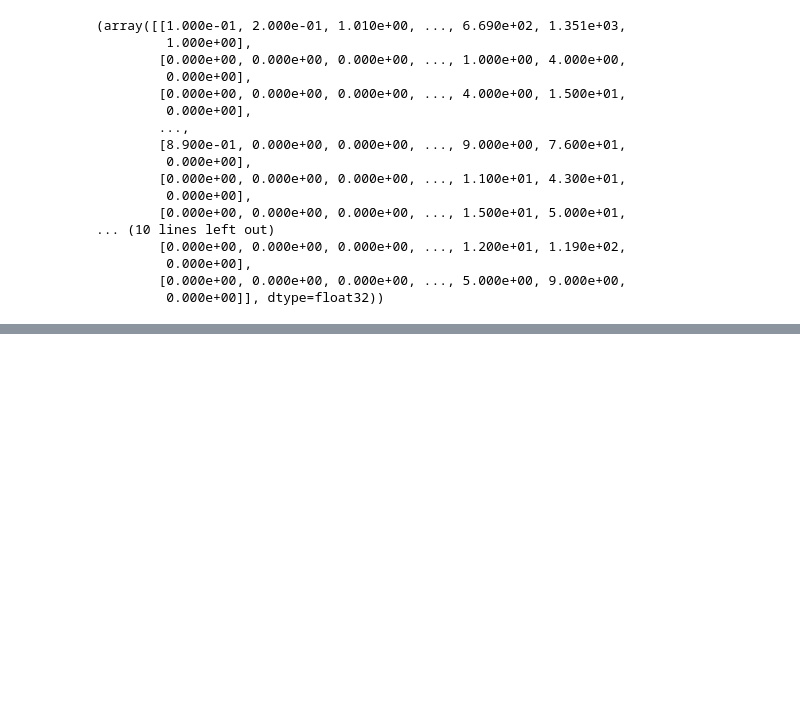
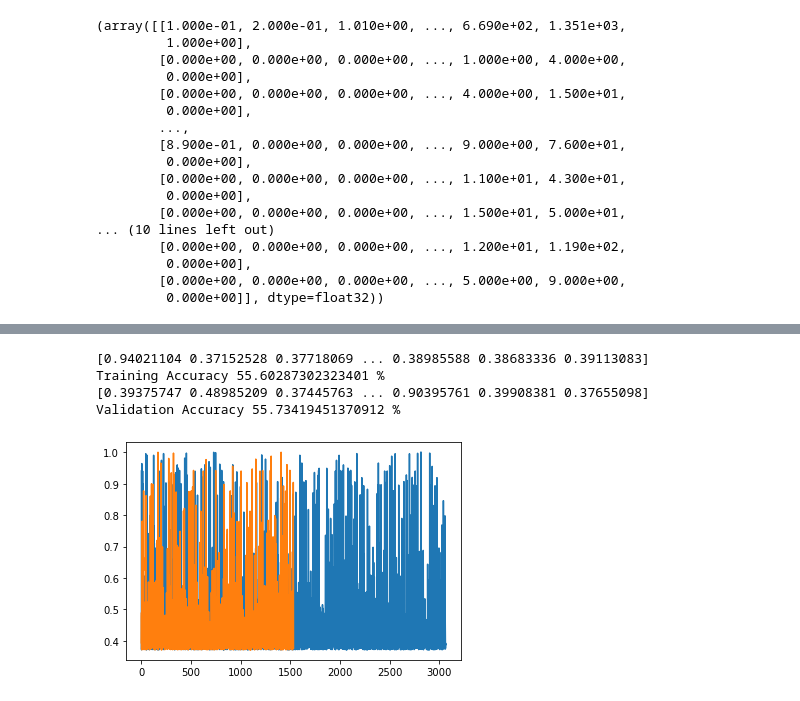
Before and after one commit to brendangoldz/HW2, a Jupyter notebook: HW2.ipynb, the cells around one changed output, grey strips where cells are left out. Saved outputs shown, nothing was run; the diff lists cells and outputs as text; code cells hidden in the pictures; blank space fills up the shorter version.

Commit message:
Model Running, Weights / Bias not looking great

```diff
--- a/HW2.ipynb
+++ b/HW2.ipynb
@@ -7,12 +7,12 @@ from calculations import Calculations
 import numpy as np
 import matplotlib.pyplot as plt
 
-ITERATIONS = 2000
+ITERATIONS = 10000
 tr_log_loss = np.array(0)
 val_log_loss = np.array(0)
 
 TERMINATION_VALUE = 2**-16
-LEARNING_RATE = 0.05
+LEARNING_RATE = 0.0005
 # %%
 calculator = Calculations()
 dh = DataHandler("spambase.data")
@@ -41,12 +41,11 @@ data_train, data_validation
 # %%
 training_data_x, training_data_y_1 = dh.getXY(
             data_train, -1, -1)
-training_data_y = training_data_y_1.reshape((training_data_x.shape[0], -1))
+training_data_y = training_data_y_1.reshape((1, training_data_x.shape[0]))
 mean, std = dh.zscores(training_data_x)
 training_data_x = dh.zscore_data(mean, std, training_data_x)
 
-sample_size = training_data_x.shape[0]
-feature_size = training_data_x.shape[1]
+sample_size, feature_size = training_data_x.shape
 
 training_data_x.shape, training_data_y.shape, sample_size, feature_size
 # %% [output]
@@ -54,7 +53,7 @@ training_data_x.shape, training_data_y.shape, sample_size, feature_size
 # %%
 validation_data_x, validation_data_y = dh.getXY(
             data_validation, -1, -1)
-validation_data_y = validation_data_y.reshape((validation_data_x.shape[0], -1))
+validation_data_y = validation_data_y.reshape((1, validation_data_x.shape[0]))
 validation_data_x = dh.zscore_data(mean, std, validation_data_x)
 validation_data_x.shape, validation_data_y.shape
 # %% [output]
@@ -115,15 +117,12 @@ def train_model(w,b,X,tY, vY):
 # %%
 # %%time
-
-# assert(training_data_x.shape[0] == training_data_y.shape[0])
-m, n = training_data_x.shape
 tr_costs = []
 val_costs = []
 tX = training_data_x
-tY = training_data_y
+tY = training_data_y.reshape(sample_size)
 vX = validation_data_x
 vY = validation_data_y
-w = np.zeros((sample_size,1)) # Shape -> weight for each feature of data
+w = np.zeros(feature_size) # Shape -> weight for each feature of data
 b = 0
 #Log Regression Calculation
 for i in range(ITERATIONS):
@@ -131,7 +130,7 @@ for i in range(ITERATIONS):
     ## Gradient Descent Weight
     ## Gradient Descent Bias
     ## Gradient Descent Probabilities/Y_hat
-    dw, db, losses = train_model(w, b, tX, tY, vY)
+    dw, db, losses = train_model(w, b, tX, tY, vX, vY)
 
     # Updating the parameters.
     # print(dw.shape)
@@ -141,9 +140,6 @@ for i in range(ITERATIONS):
 
     tr_costs.append(losses["TR"])
     val_costs.append(losses["VAL"])
-
-    # print("Weight after iteration %i: " % (i), np.array(w))
-    # print("Bias after iteration %i: %f" % (i, b))
 
     # Print costs when changed
     if i % 100 == 0:
@@ -160,15 +172,24 @@ ValueError: shapes (1,57) and (3067,57) not aligned: 57 (dim 1) != 3067 (dim 0)
 # %%
-print(w, b)
-plt.plot(P)
-train_Y_preds = prediction(w, tX, b)
-print(train_Y_preds)
-train_acc = calculator.accuracy(tY, train_Y_preds)
+tP_ = sigmoid(wx_b(w, tX, b))
+
+# train_Y_preds, P = prediction(w, tX, b)
+print(tP_)
+plt.plot(tP_)
+train_acc = calculator.accuracy(tY, tP_)
 print("Training Accuracy {} %".format(train_acc))
 
-val_Y_preds = prediction(w, vX, b)
-print(val_Y_preds)
-val_acc = calculator.accuracy(vY, val_Y_preds)
+vP_ = sigmoid(wx_b(w, vX, b))
+
+print(vP_)
+plt.plot(vP_)
+val_acc = calculator.accuracy(vY, vP_)
 print("Validation Accuracy {} %".format(val_acc))
+# %% [output]
+[0.94021104 0.37152528 0.37718069 ... 0.38985588 0.38683336 0.39113083]
+Training Accuracy 55.60287302323401 %
+[0.39375747 0.48985209 0.37445763 ... 0.90395761 0.39908381 0.37655098]
+Validation Accuracy 55.73419451370912 %
+[figure, added]
 # %%
 tr_costs = np.squeeze(tr_costs)
 val_costs = np.squeeze(val_costs)
```
Also changed, not shown: parts of 5 cells of this notebook.
